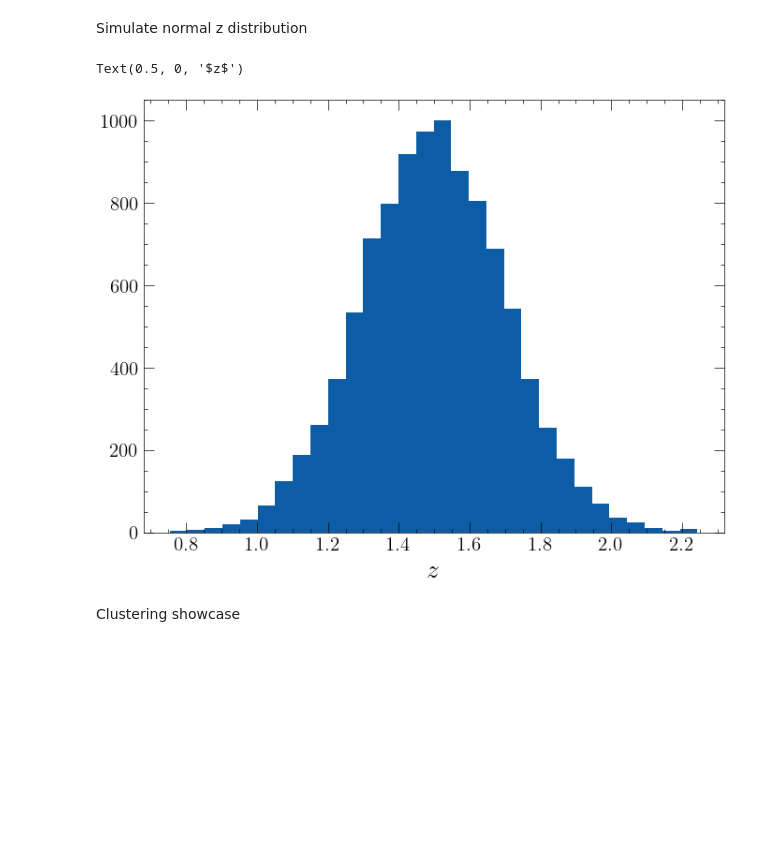
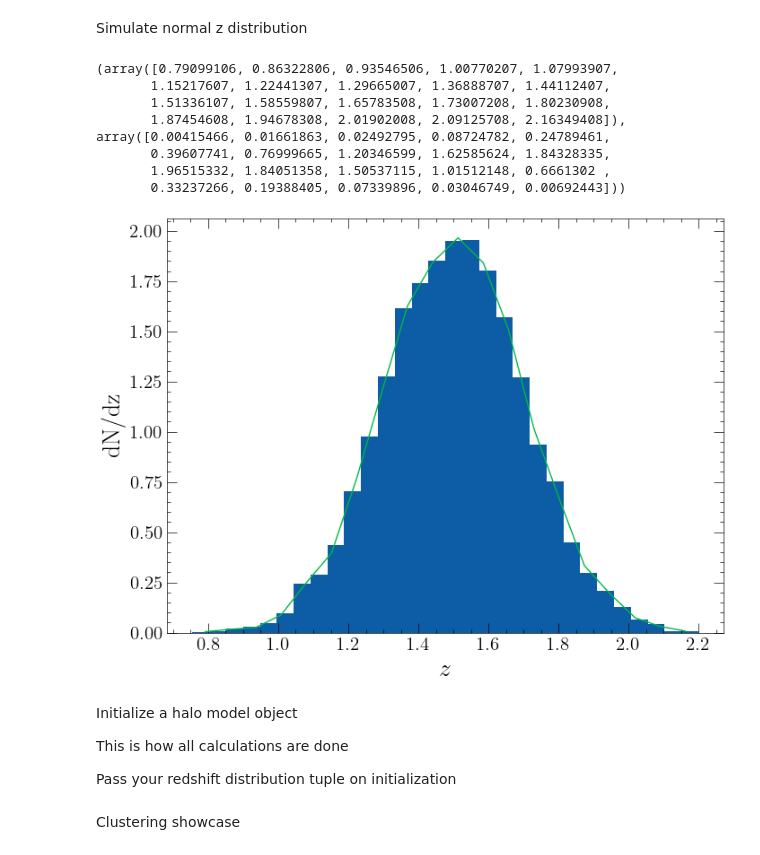
Before and after one commit to gpetter/HaloModelPy, a Jupyter notebook: notebooks/showcase.ipynb, the cells around one changed output. Drawn from its saved outputs; the diff is of its cells as text; code cells hidden in the pictures; blank space fills up the shorter version.

```diff
--- a/notebooks/showcase.ipynb
+++ b/notebooks/showcase.ipynb
@@ -4,8 +4,21 @@ from halomodelpy import hm_calcs, redshift_helper
 Simulate normal z distribution
 # %%
 randzs = np.random.normal(1.5, 0.2, 10000)
-plt.hist(randzs, bins=30)
+plt.hist(randzs, bins=30, density=True)
 plt.xlabel('$z$')
+plt.ylabel('dN/dz')
+
+# compute normalized histogram of given array of redshifts
+dndz = redshift_helper.dndz_from_z_list(randzs, nbins=20)
+plt.plot(dndz[0], dndz[1])
+# the format is a tuple (redshift bin centers, dn/dz) which you need to pass to halo model
+print(dndz)
 # %% [output]
-Text(0.5, 0, '$z$')
+(array([0.79099106, 0.86322806, 0.93546506, 1.00770207, 1.07993907,
+       1.15217607, 1.22441307, 1.29665007, 1.36888707, 1.44112407,
+       1.51336107, 1.58559807, 1.65783508, 1.73007208, 1.80230908,
+       1.87454608, 1.94678308, 2.01902008, 2.09125708, 2.16349408]), array([0.00415466, 0.01661863, 0.02492795, 0.08724782, 0.24789461,
+       0.39607741, 0.76999665, 1.20346599, 1.62585624, 1.84328335,
+       1.96515332, 1.84051358, 1.50537115, 1.01512148, 0.6661302 ,
+       0.33237266, 0.19388405, 0.07339896, 0.03046749, 0.00692443]))
-[figure, old version]
+[figure, new version]
@@ -14,3 +25,9 @@ dndz = redshift_helper.dndz_from_z_list(randzs, nbins=20)
+# %% [markdown]
+Initialize a halo model object
+
+This is how all calculations are done
+
+Pass your redshift distribution tuple on initialization
 # %%
 halomod = hm_calcs.halomodel(dndz)
 # %% [markdown]
```
Also changed, not shown: parts of 2 cells of this notebook.
